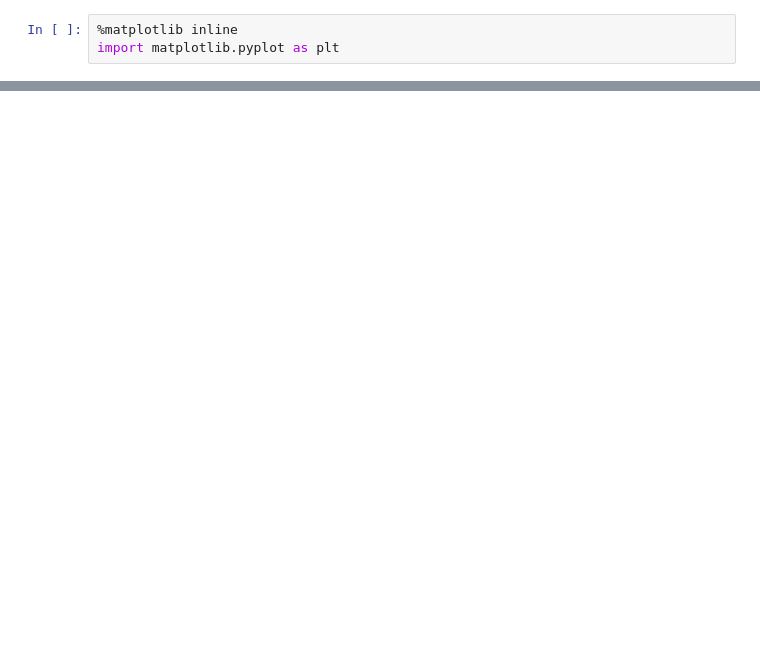
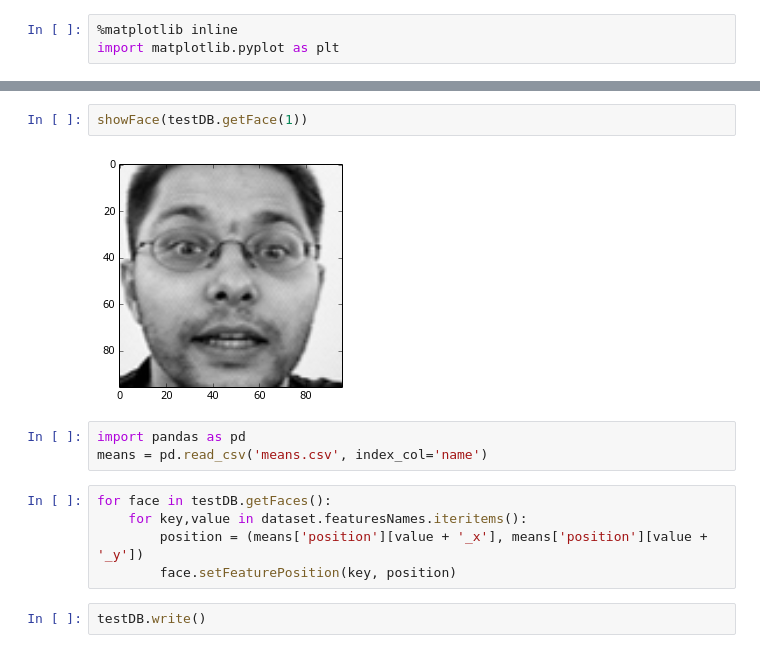
Before and after one commit to kamvlad/faceFeatures, a Jupyter notebook: FaceDBNotebook.ipynb, the cells around one changed output, grey strips where cells are left out. Saved outputs shown, nothing was run; the diff lists cells and outputs as text; blank space fills up the shorter version.

```diff
--- a/FaceDBNotebook.ipynb
+++ b/FaceDBNotebook.ipynb
@@ -21,0 +39,14 @@ plt.imshow(featureImage, cmap = 'gray')
+# %%
+showFace(testDB.getFace(1))
+# %% [output]
+[figure, added]
+# %%
+import pandas as pd
+means = pd.read_csv('means.csv', index_col='name')
+# %%
+for face in testDB.getFaces():
+    for key,value in dataset.featuresNames.iteritems():
+        position = (means['position'][value + '_x'], means['position'][value + '_y'])
+        face.setFeaturePosition(key, position)
+# %%
+testDB.write()
```
Also changed, not shown: parts of 8 cells of this notebook, 4 other files.
